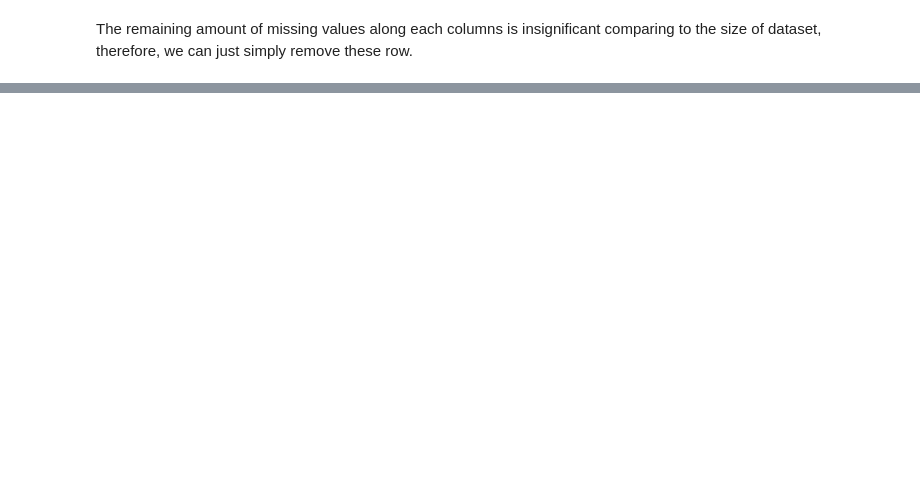
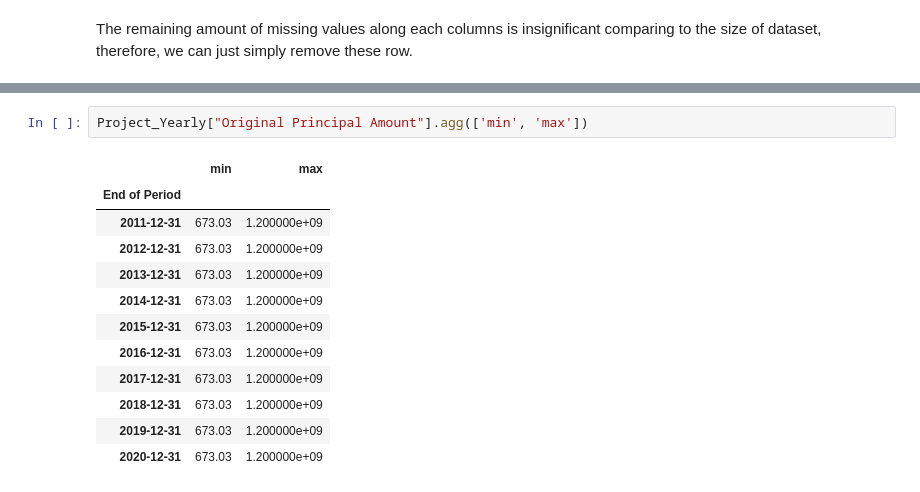
Before and after one commit to vuchau8592/project_data_tidy, a Jupyter notebook: Tidy_dataset.ipynb, the cells around one changed output, grey strips where cells are left out. Drawn from its saved outputs; the diff is of its cells as text; blank space fills up the shorter version.

```diff
--- a/Tidy_dataset.ipynb
+++ b/Tidy_dataset.ipynb
@@ -413,0 +472,15 @@ memory usage: 120.8+ MB
+# %%
+Project_Yearly["Original Principal Amount"].agg(['min', 'max'])
+# %% [output]
+|  | min | max |
+| End of Period |  |  |
+| 2011-12-31 | 673.03 | 1.200000e+09 |
+| 2012-12-31 | 673.03 | 1.200000e+09 |
+| 2013-12-31 | 673.03 | 1.200000e+09 |
+| 2014-12-31 | 673.03 | 1.200000e+09 |
+| 2015-12-31 | 673.03 | 1.200000e+09 |
+| 2016-12-31 | 673.03 | 1.200000e+09 |
+| 2017-12-31 | 673.03 | 1.200000e+09 |
+| 2018-12-31 | 673.03 | 1.200000e+09 |
+| 2019-12-31 | 673.03 | 1.200000e+09 |
+| 2020-12-31 | 673.03 | 1.200000e+09 |
```
Also changed, not shown: parts of 36 cells of this notebook.
